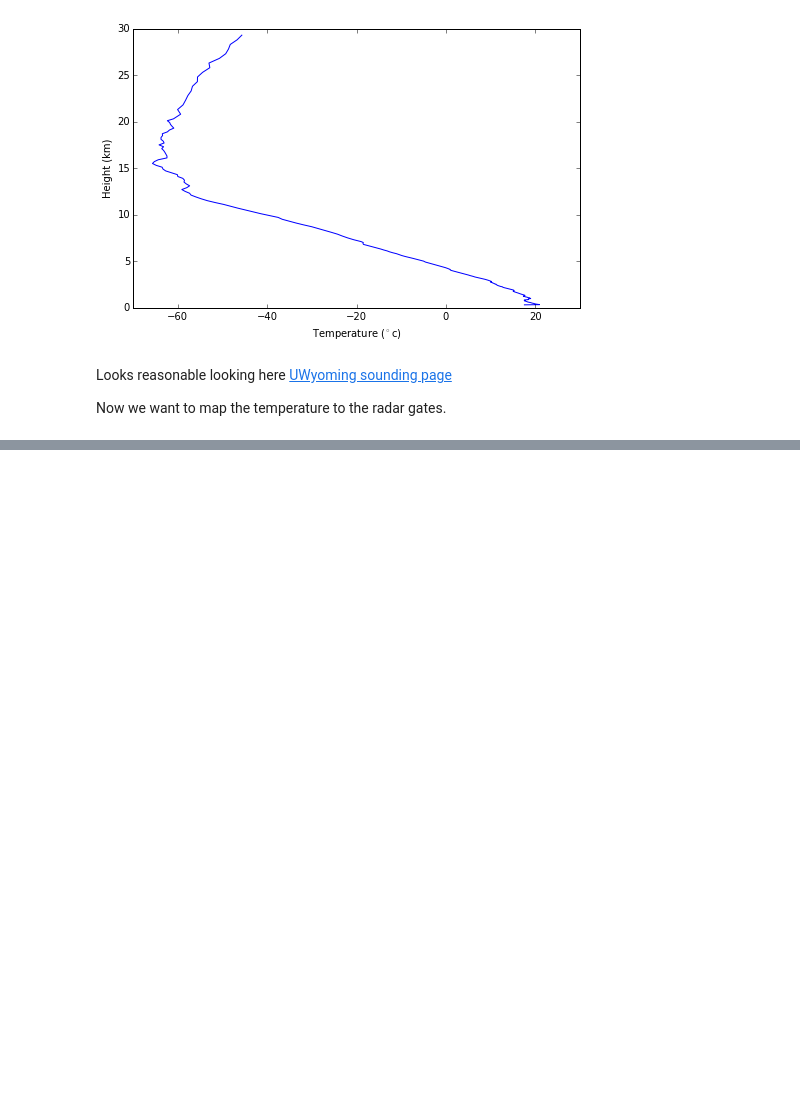
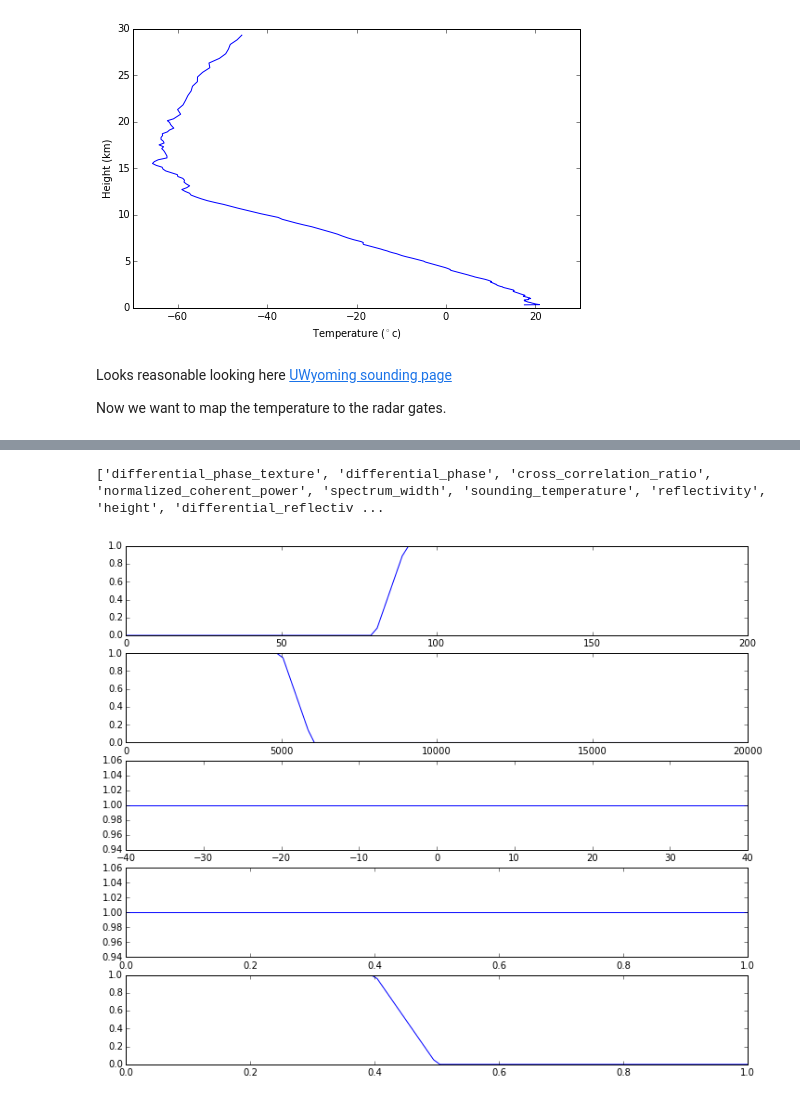
Before and after one commit to ANL-DIGR/openvap, a Jupyter notebook: development/cmac2/notebooks/2 Fuzzy Logic exploration, a simple stab.ipynb, the cells around one changed output, grey strips where cells are left out. Drawn from its saved outputs; the diff is of its cells as text; code cells hidden in the pictures; blank space fills up the shorter version.

```diff
--- a/development/cmac2/notebooks/2 Fuzzy Logic exploration, a simple stab.ipynb
+++ b/development/cmac2/notebooks/2 Fuzzy Logic exploration, a simple stab.ipynb
@@ -259,0 +319,32 @@ display.plot_ppi_map('differential_phase_texture', sweep = 3, vmax = 200,
+# %%
+flds = csapr_radar.fields
+print(flds.keys())
+# %% [output]
+['differential_phase_texture', 'differential_phase', 'cross_correlation_ratio', 'normalized_coherent_power', 'spectrum_width', 'sounding_temperature', 'reflectivity', 'height', 'differential_reflectiv ...
+# %%
+second_trip = {'differential_phase_texture' : [80,90,500,500],
+               'cross_correlation_ratio' : [0,0,1,1],
+               'normalized_coherent_power' : [0,0,0.4,0.5],
+               'height': [0,0,5000,6000],
+               'sounding_temperature' : [-100,-100,100,100]}
+# %%
+test_tex = np.linspace(0,200,100)
+test_rhv = np.linspace(0,1,100)
+test_height = np.linspace(0,20000, 100)
+test_ncp = np.linspace(0,1,100)
+test_t = np.linspace(-40,40, 100)
+test_moments = {'differential_phase_texture' : test_tex,
+               'cross_correlation_ratio' : test_rhv,
+               'normalized_coherent_power' : test_ncp,
+               'height': test_height,
+               'sounding_temperature' : test_t  }
+# %%
+n_dets = len(second_trip.keys())
+i=1
+fig = plt.figure(figsize = [12,10])
+for det in second_trip.keys():
+    plt.subplot(n_dets, 1, i)
+    plt.plot(test_moments[det],fuzz.trapmf(test_moments[det], second_trip[det] ))
+    i=i+1
+# %% [output]
+[figure, added]
```
Also changed, not shown: parts of 13 cells of this notebook.
